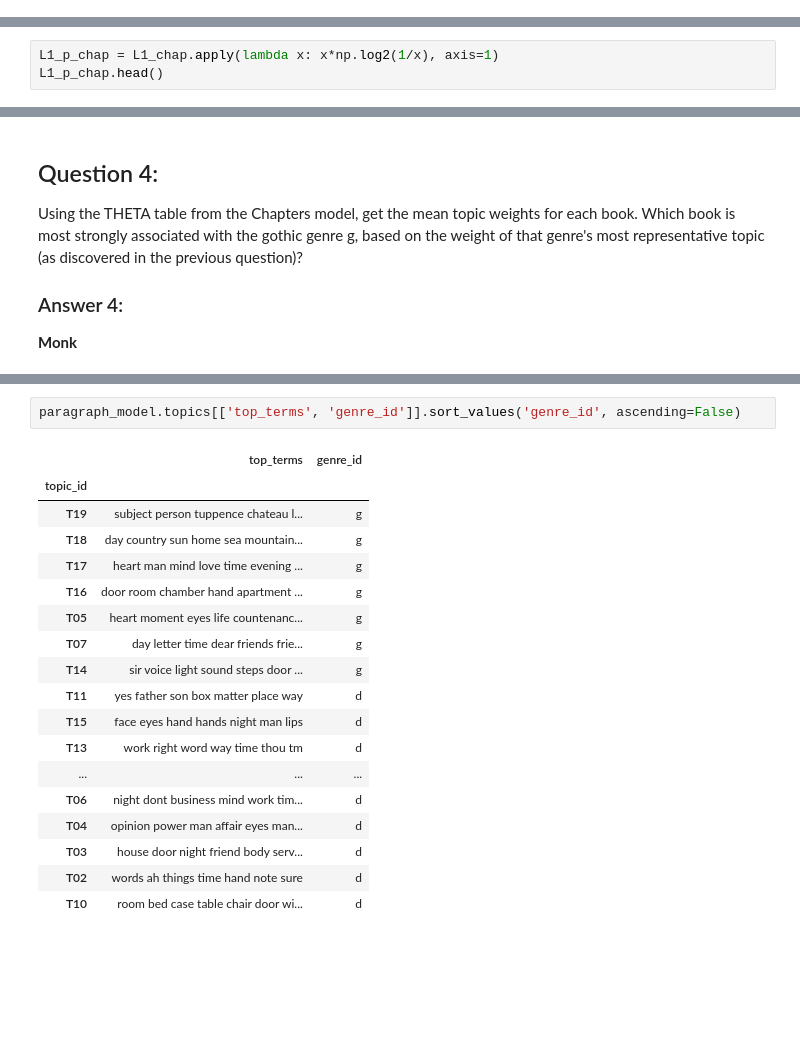
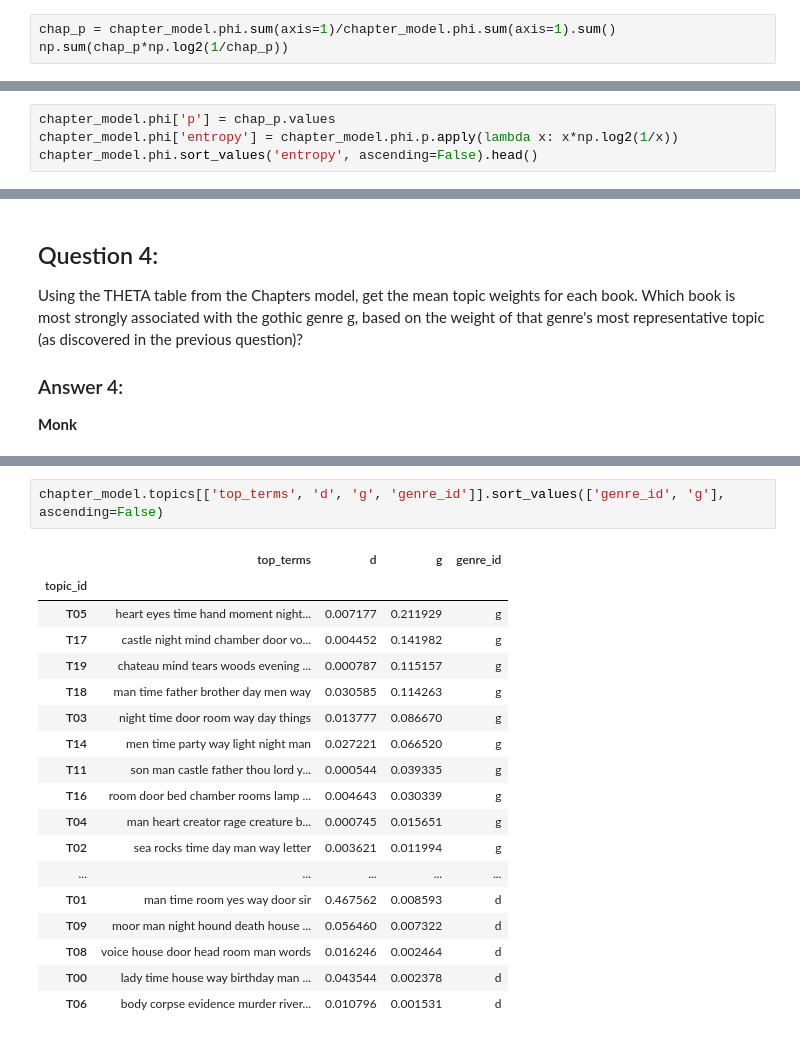
Before and after one commit to rlipps/DS5001-2024-01-R, a Jupyter notebook: lessons/M08_TopicModels/M08_HW08.ipynb, the cells around one changed output, grey strips where cells are left out. Drawn from its saved outputs; the diff is of its cells as text; blank space fills up the shorter version.

```diff
--- a/lessons/M08_TopicModels/M08_HW08.ipynb
+++ b/lessons/M08_TopicModels/M08_HW08.ipynb
@@ -251,0 +275,3 @@ L1_para = paragraph_model.phi.apply(lambda x: x/x.sum(), axis=1)
+# %%
+chap_p = chapter_model.phi.sum(axis=1)/chapter_model.phi.sum(axis=1).sum()
+np.sum(chap_p*np.log2(1/chap_p))
@@ -279,6 +311,7 @@ L1_chap = chapter_model.phi.apply(lambda x: x/x.sum(), axis=1)
 # %%
-L1_p_chap = L1_chap.apply(lambda x: x*np.log2(1/x), axis=1)
-L1_p_chap.head()
+chapter_model.phi['p'] = chap_p.values
+chapter_model.phi['entropy'] = chapter_model.phi.p.apply(lambda x: x*np.log2(1/x))
+chapter_model.phi.sort_values('entropy', ascending=False).head()
 # %% [output]
 | term_str | abbess | abbey | abhorrence | abilities | ability | abode | abroad | abruptly | absence | absent | ... |
 | topic_id |  |  |  |  |  |  |  |  |  |  | ... |
@@ -424,21 +428,21 @@ paragraph_model.topics[['top_terms', 'genre_id']].sort_values('genre_id', ascend
 # %%
-paragraph_model.topics[['top_terms', 'genre_id']].sort_values('genre_id', ascending=False)
+chapter_model.topics[['top_terms', 'd', 'g', 'genre_id']].sort_values(['genre_id', 'g'], ascending=False)
 # %% [output]
-|  | top_terms | genre_id |
-| topic_id |  |  |
-| T19 | subject person tuppence chateau l... | g |
-| T18 | day country sun home sea mountain... | g |
-| T17 | heart man mind love time evening ... | g |
-| T16 | door room chamber hand apartment ... | g |
-| T05 | heart moment eyes life countenanc... | g |
-| T07 | day letter time dear friends frie... | g |
-| T14 | sir voice light sound steps door ... | g |
-| T11 | yes father son box matter place way | d |
-| T15 | face eyes hand hands night man lips | d |
-| T13 | work right word way time thou tm | d |
-| ... | ... | ... |
-| T06 | night dont business mind work tim... | d |
-| T04 | opinion power man affair eyes man... | d |
-| T03 | house door night friend body serv... | d |
-| T02 | words ah things time hand note sure | d |
-| T10 | room bed case table chair door wi... | d |
+|  | top_terms | d | g | genre_id |
+| topic_id |  |  |  |  |
+| T05 | heart eyes time hand moment night... | 0.007177 | 0.211929 | g |
+| T17 | castle night mind chamber door vo... | 0.004452 | 0.141982 | g |
+| T19 | chateau mind tears woods evening ... | 0.000787 | 0.115157 | g |
+| T18 | man time father brother day men way | 0.030585 | 0.114263 | g |
+| T03 | night time door room way day things | 0.013777 | 0.086670 | g |
+| T14 | men time party way light night man | 0.027221 | 0.066520 | g |
+| T11 | son man castle father thou lord y... | 0.000544 | 0.039335 | g |
+| T16 | room door bed chamber rooms lamp ... | 0.004643 | 0.030339 | g |
+| T04 | man heart creator rage creature b... | 0.000745 | 0.015651 | g |
+| T02 | sea rocks time day man way letter | 0.003621 | 0.011994 | g |
+| ... | ... | ... | ... | ... |
+| T01 | man time room yes way door sir | 0.467562 | 0.008593 | d |
+| T09 | moor man night hound death house ... | 0.056460 | 0.007322 | d |
+| T08 | voice house door head room man words | 0.016246 | 0.002464 | d |
+| T00 | lady time house way birthday man ... | 0.043544 | 0.002378 | d |
+| T06 | body corpse evidence murder river... | 0.010796 | 0.001531 | d |
```
Also changed, not shown: parts of 21 cells of this notebook.
